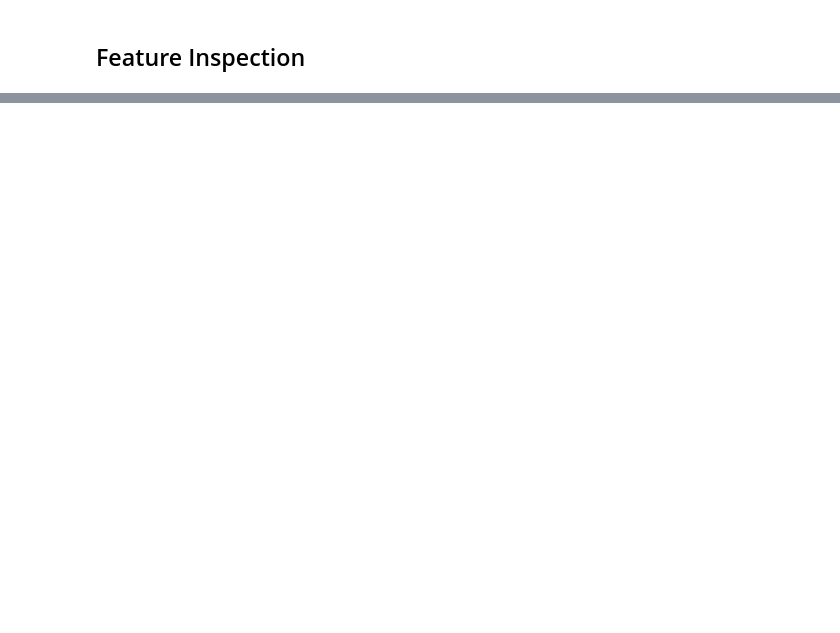
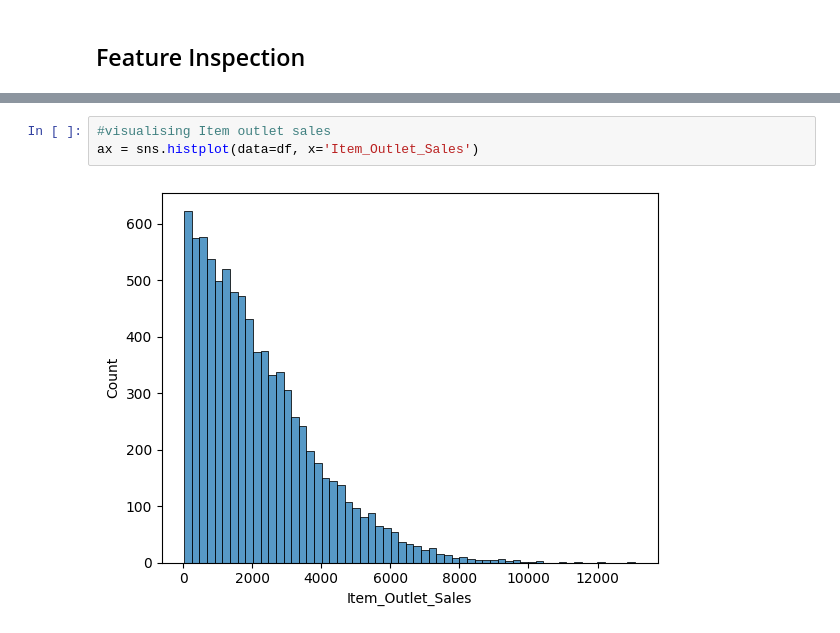
Before and after one commit to lkivumbi/Prediction-of-product-sales, a Jupyter notebook: Prediction_of_product_sales.ipynb, the cells around one changed output, grey strips where cells are left out. Drawn from its saved outputs; the diff is of its cells as text; blank space fills up the shorter version.

```diff
--- a/Prediction_of_product_sales.ipynb
+++ b/Prediction_of_product_sales.ipynb
@@ -260,0 +297,5 @@ df.head()
+# %%
+#visualising Item outlet sales
+ax = sns.histplot(data=df, x='Item_Outlet_Sales')
+# %% [output]
+[figure, added]
```
Also changed, not shown: parts of 33 cells of this notebook.
